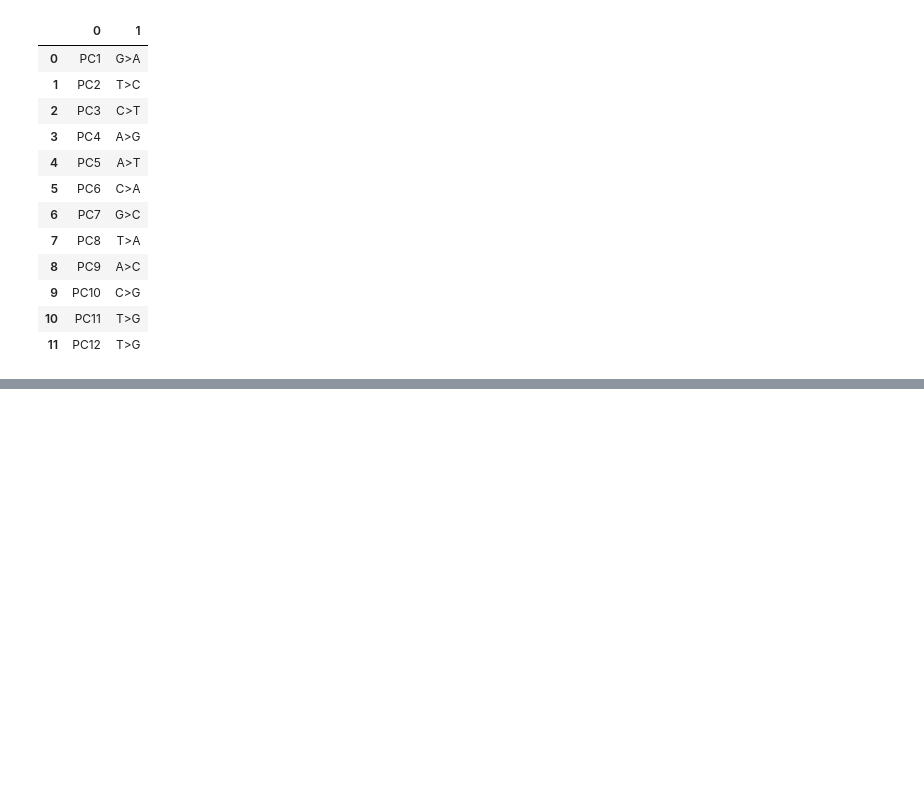
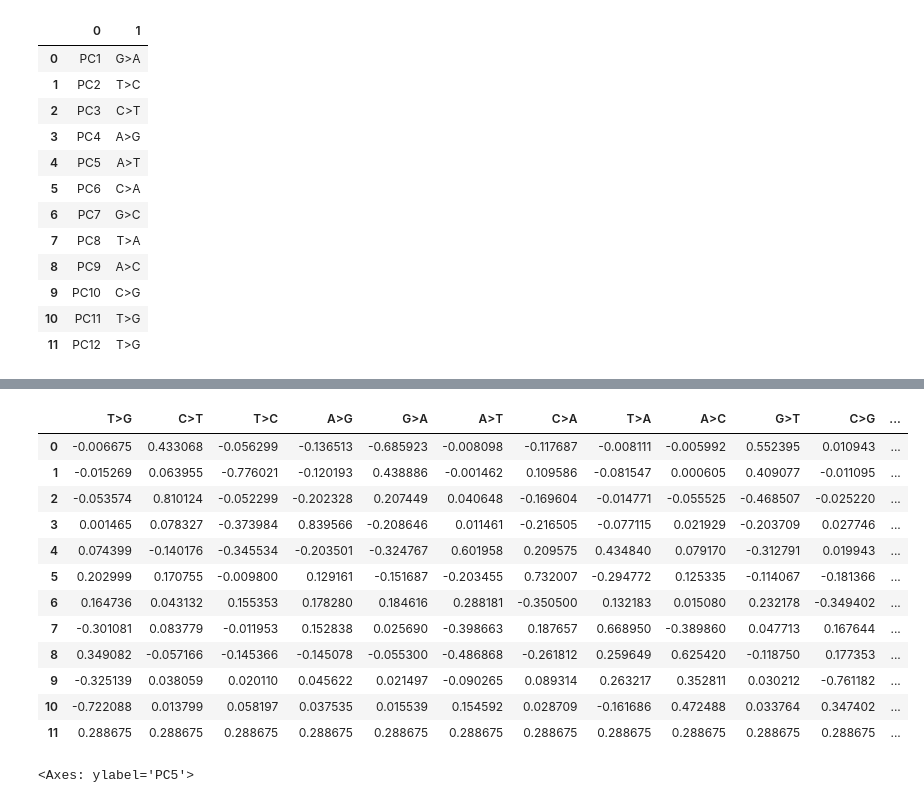
Before and after one commit to VoronkaAlexandr/Sars_Cov_2_MutSpec, a Jupyter notebook: Sars_Cov_2/cod/viruses_kelley_mutspec_pca.ipynb, the cells around one changed output, grey strips where cells are left out. Drawn from its saved outputs; the diff is of its cells as text; code cells hidden in the pictures; blank space fills up the shorter version.

```diff
--- a/Sars_Cov_2/cod/viruses_kelley_mutspec_pca.ipynb
+++ b/Sars_Cov_2/cod/viruses_kelley_mutspec_pca.ipynb
@@ -205,0 +240,23 @@ df
+# %%
+loadings = pd.DataFrame(model.components_,
+                        columns=pca_data_only.columns)
+# %%
+loadings
+# %% [output]
+|  | T>G | C>T | T>C | A>G | G>A | A>T | C>A | T>A | A>C | G>T | C>G | ... |
+| 0 | -0.006675 | 0.433068 | -0.056299 | -0.136513 | -0.685923 | -0.008098 | -0.117687 | -0.008111 | -0.005992 | 0.552395 | 0.010943 | ... |
+| 1 | -0.015269 | 0.063955 | -0.776021 | -0.120193 | 0.438886 | -0.001462 | 0.109586 | -0.081547 | 0.000605 | 0.409077 | -0.011095 | ... |
+| 2 | -0.053574 | 0.810124 | -0.052299 | -0.202328 | 0.207449 | 0.040648 | -0.169604 | -0.014771 | -0.055525 | -0.468507 | -0.025220 | ... |
+| 3 | 0.001465 | 0.078327 | -0.373984 | 0.839566 | -0.208646 | 0.011461 | -0.216505 | -0.077115 | 0.021929 | -0.203709 | 0.027746 | ... |
+| 4 | 0.074399 | -0.140176 | -0.345534 | -0.203501 | -0.324767 | 0.601958 | 0.209575 | 0.434840 | 0.079170 | -0.312791 | 0.019943 | ... |
+| 5 | 0.202999 | 0.170755 | -0.009800 | 0.129161 | -0.151687 | -0.203455 | 0.732007 | -0.294772 | 0.125335 | -0.114067 | -0.181366 | ... |
+| 6 | 0.164736 | 0.043132 | 0.155353 | 0.178280 | 0.184616 | 0.288181 | -0.350500 | 0.132183 | 0.015080 | 0.232178 | -0.349402 | ... |
+| 7 | -0.301081 | 0.083779 | -0.011953 | 0.152838 | 0.025690 | -0.398663 | 0.187657 | 0.668950 | -0.389860 | 0.047713 | 0.167644 | ... |
+| 8 | 0.349082 | -0.057166 | -0.145366 | -0.145078 | -0.055300 | -0.486868 | -0.261812 | 0.259649 | 0.625420 | -0.118750 | 0.177353 | ... |
+| 9 | -0.325139 | 0.038059 | 0.020110 | 0.045622 | 0.021497 | -0.090265 | 0.089314 | 0.263217 | 0.352811 | 0.030212 | -0.761182 | ... |
+| 10 | -0.722088 | 0.013799 | 0.058197 | 0.037535 | 0.015539 | 0.154592 | 0.028709 | -0.161686 | 0.472488 | 0.033764 | 0.347402 | ... |
+| 11 | 0.288675 | 0.288675 | 0.288675 | 0.288675 | 0.288675 | 0.288675 | 0.288675 | 0.288675 | 0.288675 | 0.288675 | 0.288675 | ... |
+# %%
+loadings.loc[0, :].plot.bar(ax=ax, color=colors)
+# %% [output]
+<Axes: ylabel='PC5'>
```
Also changed, not shown: parts of 6 cells of this notebook.
